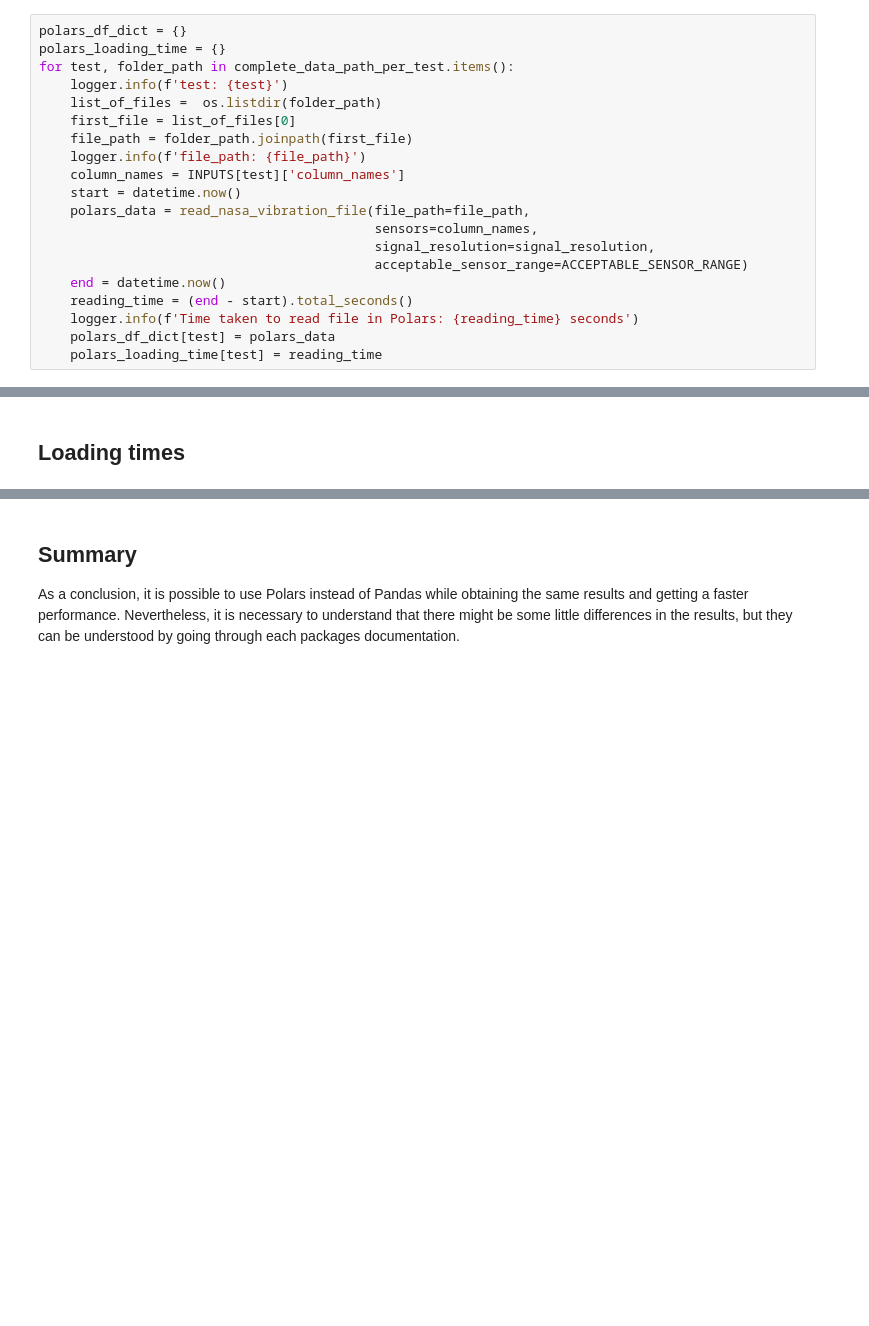
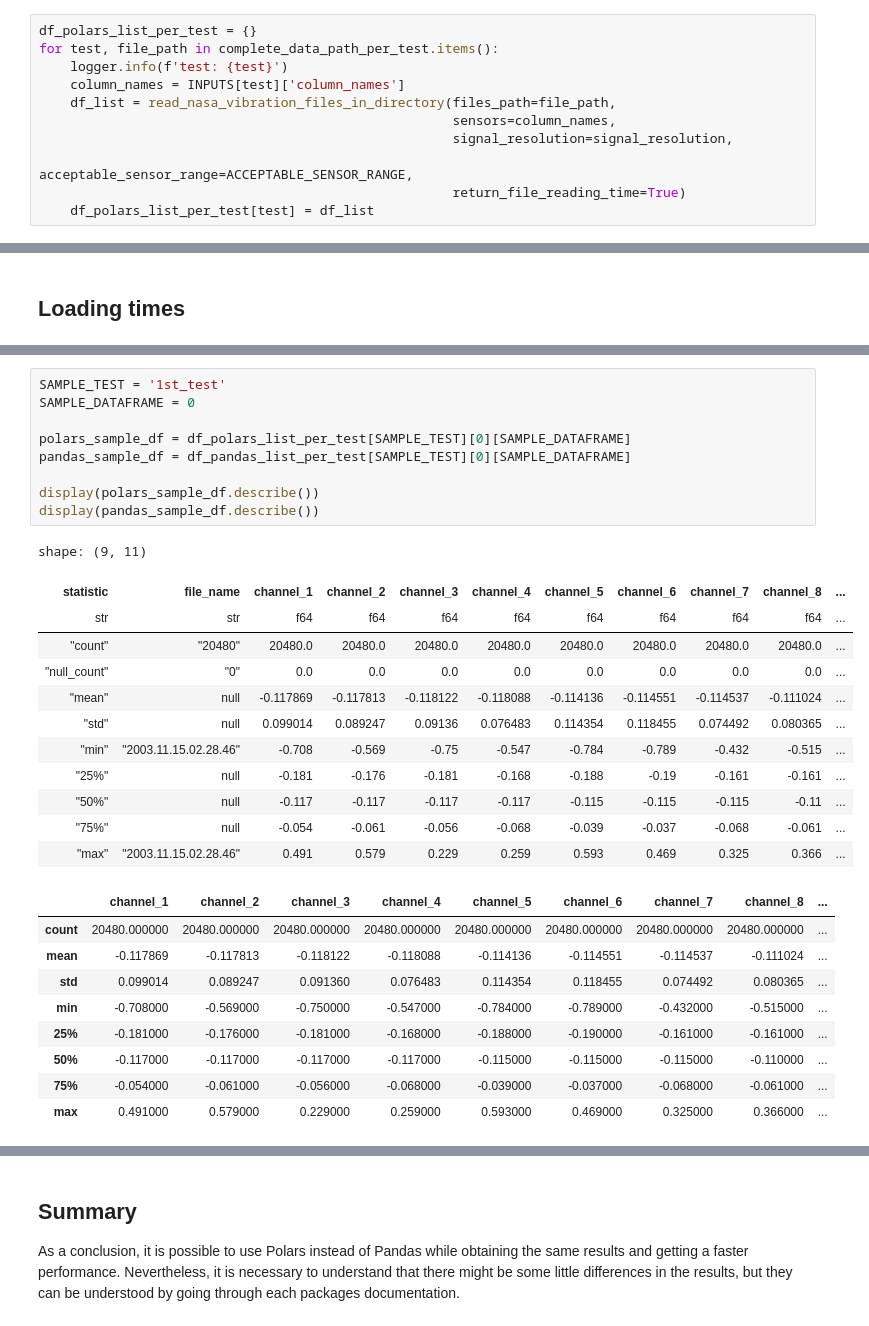
Before and after one commit to idloea/nasa-bearings, a Jupyter notebook: notebooks/pandas_vs_polars.ipynb, the cells around one changed output, grey strips where cells are left out. Drawn from its saved outputs; the diff is of its cells as text; blank space fills up the shorter version.

```diff
--- a/notebooks/pandas_vs_polars.ipynb
+++ b/notebooks/pandas_vs_polars.ipynb
@@ -131,23 +215,14 @@ for test, folder_path in complete_data_path_per_test.items():
 # %% [markdown]
 ### Polars
 # %%
-polars_df_dict = {}
-polars_loading_time = {}
-for test, folder_path in complete_data_path_per_test.items():
+df_polars_list_per_test = {}
+for test, file_path in complete_data_path_per_test.items():
     logger.info(f'test: {test}')
-    list_of_files =  os.listdir(folder_path)
-    first_file = list_of_files[0]
-    file_path = folder_path.joinpath(first_file)
-    logger.info(f'file_path: {file_path}')
     column_names = INPUTS[test]['column_names']
-    start = datetime.now()
-    polars_data = read_nasa_vibration_file(file_path=file_path,
-                                           sensors=column_names,
-                                           signal_resolution=signal_resolution,
-                                           acceptable_sensor_range=ACCEPTABLE_SENSOR_RANGE)
-    end = datetime.now()
-    reading_time = (end - start).total_seconds()
-    logger.info(f'Time taken to read file in Polars: {reading_time} seconds')
-    polars_df_dict[test] = polars_data
-    polars_loading_time[test] = reading_time
+    df_list = read_nasa_vibration_files_in_directory(files_path=file_path,
+                                                     sensors=column_names,
+                                                     signal_resolution=signal_resolution,
+                                                     acceptable_sensor_range=ACCEPTABLE_SENSOR_RANGE,
+                                                     return_file_reading_time=True)
+    df_polars_list_per_test[test] = df_list
 # %% [output]
@@ -274 +378,32 @@ shape: (9, 6)
+# %%
+SAMPLE_TEST = '1st_test'
+SAMPLE_DATAFRAME = 0
+
+polars_sample_df = df_polars_list_per_test[SAMPLE_TEST][0][SAMPLE_DATAFRAME]
+pandas_sample_df = df_pandas_list_per_test[SAMPLE_TEST][0][SAMPLE_DATAFRAME]
+
+display(polars_sample_df.describe())
+display(pandas_sample_df.describe())
+# %% [output]
+shape: (9, 11)
+| statistic | file_name | channel_1 | channel_2 | channel_3 | channel_4 | channel_5 | channel_6 | channel_7 | channel_8 | ... |
+| str | str | f64 | f64 | f64 | f64 | f64 | f64 | f64 | f64 | ... |
+| "count" | "20480" | 20480.0 | 20480.0 | 20480.0 | 20480.0 | 20480.0 | 20480.0 | 20480.0 | 20480.0 | ... |
+| "null_count" | "0" | 0.0 | 0.0 | 0.0 | 0.0 | 0.0 | 0.0 | 0.0 | 0.0 | ... |
+| "mean" | null | -0.117869 | -0.117813 | -0.118122 | -0.118088 | -0.114136 | -0.114551 | -0.114537 | -0.111024 | ... |
+| "std" | null | 0.099014 | 0.089247 | 0.09136 | 0.076483 | 0.114354 | 0.118455 | 0.074492 | 0.080365 | ... |
+| "min" | "2003.11.15.02.28.46" | -0.708 | -0.569 | -0.75 | -0.547 | -0.784 | -0.789 | -0.432 | -0.515 | ... |
+| "25%" | null | -0.181 | -0.176 | -0.181 | -0.168 | -0.188 | -0.19 | -0.161 | -0.161 | ... |
+| "50%" | null | -0.117 | -0.117 | -0.117 | -0.117 | -0.115 | -0.115 | -0.115 | -0.11 | ... |
+| "75%" | null | -0.054 | -0.061 | -0.056 | -0.068 | -0.039 | -0.037 | -0.068 | -0.061 | ... |
+| "max" | "2003.11.15.02.28.46" | 0.491 | 0.579 | 0.229 | 0.259 | 0.593 | 0.469 | 0.325 | 0.366 | ... |
+|  | channel_1 | channel_2 | channel_3 | channel_4 | channel_5 | channel_6 | channel_7 | channel_8 | ... |
+| count | 20480.000000 | 20480.000000 | 20480.000000 | 20480.000000 | 20480.000000 | 20480.000000 | 20480.000000 | 20480.000000 | ... |
+| mean | -0.117869 | -0.117813 | -0.118122 | -0.118088 | -0.114136 | -0.114551 | -0.114537 | -0.111024 | ... |
+| std | 0.099014 | 0.089247 | 0.091360 | 0.076483 | 0.114354 | 0.118455 | 0.074492 | 0.080365 | ... |
+| min | -0.708000 | -0.569000 | -0.750000 | -0.547000 | -0.784000 | -0.789000 | -0.432000 | -0.515000 | ... |
+| 25% | -0.181000 | -0.176000 | -0.181000 | -0.168000 | -0.188000 | -0.190000 | -0.161000 | -0.161000 | ... |
+| 50% | -0.117000 | -0.117000 | -0.117000 | -0.117000 | -0.115000 | -0.115000 | -0.115000 | -0.110000 | ... |
+| 75% | -0.054000 | -0.061000 | -0.056000 | -0.068000 | -0.039000 | -0.037000 | -0.068000 | -0.061000 | ... |
+| max | 0.491000 | 0.579000 | 0.229000 | 0.259000 | 0.593000 | 0.469000 | 0.325000 | 0.366000 | ... |
 # %% [markdown]
```
Also changed, not shown: parts of 21 cells of this notebook.
